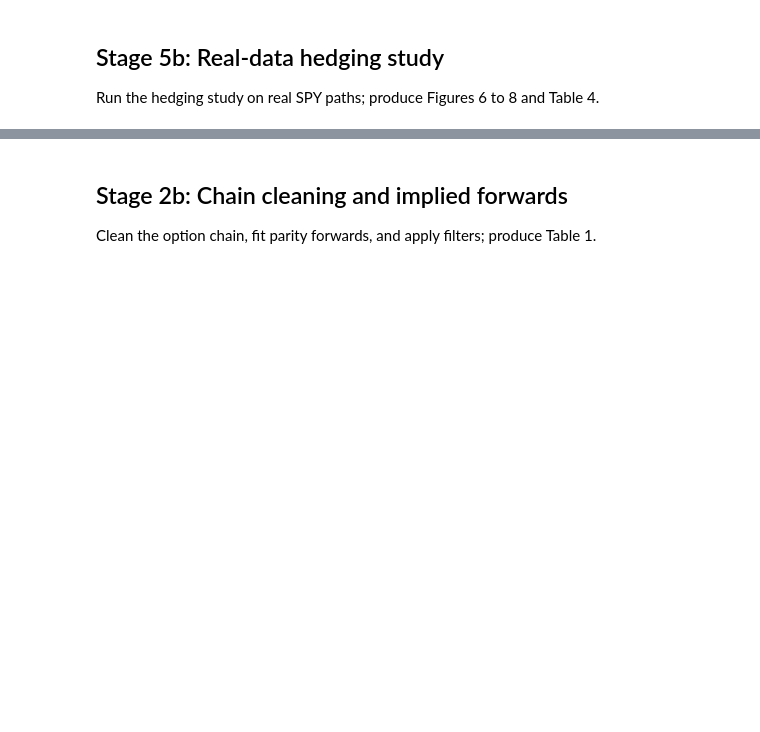
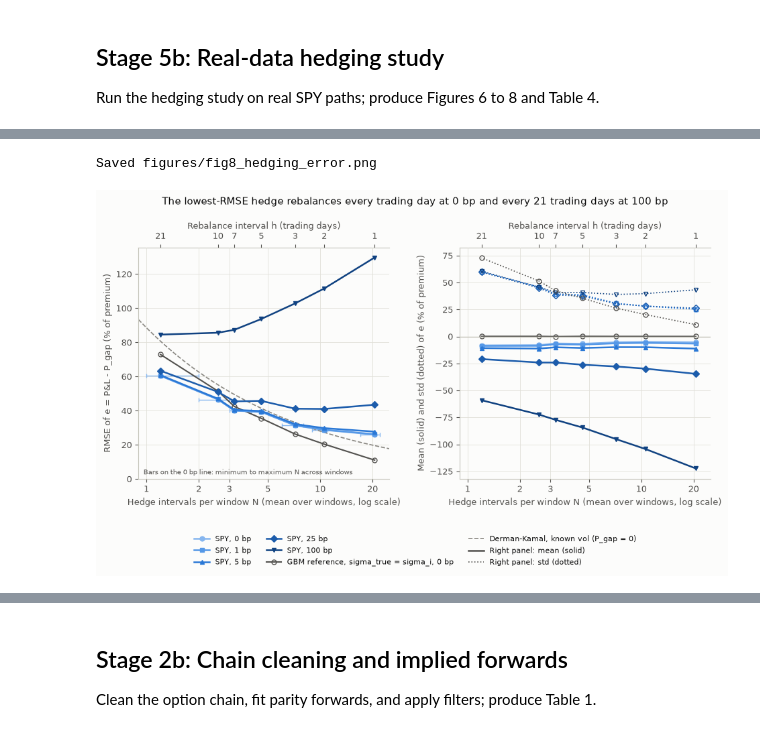
Before and after one commit to yogi-agarwal/vol-surface-delta-hedging, a Jupyter notebook: notebooks/analysis.ipynb, the cells around one changed output, grey strips where cells are left out. Saved outputs shown, nothing was run; the diff lists cells and outputs as text; code cells hidden in the pictures; blank space fills up the shorter version.

```diff
--- a/notebooks/analysis.ipynb
+++ b/notebooks/analysis.ipynb
@@ -24,0 +350,65 @@ Run the hedging study on real SPY paths; produce Figures 6 to 8 and Table 4.
+# %%
+from matplotlib.lines import Line2D
+
+mean_n = np.array([n_by_h[h].mean() for h in H_VALUES])
+min_n = np.array([n_by_h[h].min() for h in H_VALUES])
+max_n = np.array([n_by_h[h].max() for h in H_VALUES])
+n_curve = np.geomspace(0.9, 25, 200)
+
+
+def every(h):
+    """'every trading day' or 'every h trading days'."""
+    return "every trading day" if h == 1 else f"every {h} trading days"
+
+
+fig, (ax_rmse, ax_ms) = plt.subplots(1, 2, figsize=(11, 5.4))
+for c, colour, marker in zip(C_BP, COST_COLOURS, COST_MARKERS):
+    stats = table_4a.xs(c, level="c (bp)")
+    ax_rmse.errorbar(
+        mean_n, stats["RMSE e (%)"], xerr=[mean_n - min_n, max_n - mean_n] if c == 0 else None,
+        color=colour, marker=marker, lw=1.8, capsize=2, elinewidth=1,
+    )
+    ax_ms.plot(mean_n, stats["mean e (%)"], color=colour, marker=marker, lw=1.8)
+    ax_ms.plot(mean_n, stats["std e (%)"], color=colour, marker=marker, lw=1.2, ls=":", mfc="none")
+ax_rmse.plot(mean_n, reference["rmse"], color=INK_2, marker="o", mfc="none", lw=1.5)
+ax_rmse.plot(n_curve, 100 * dk_scale * np.sqrt(np.pi / 4) / np.sqrt(n_curve), color=MUTED, ls="--", lw=1.2)
+ax_rmse.text(0.02, 0.02, "Bars on the 0 bp line: minimum to maximum N across windows",
+             transform=ax_rmse.transAxes, fontsize=7.5, color=INK_2)
+ax_ms.plot(mean_n, reference["mean"], color=INK_2, marker="o", mfc="none", lw=1.5)
+ax_ms.plot(mean_n, reference["std"], color=INK_2, marker="o", mfc="none", lw=1.2, ls=":")
+ax_ms.axhline(0, color=AXIS, lw=1)
+for ax in (ax_rmse, ax_ms):
+    ax.set_xscale("log")
+    ax.set_xlim(0.9, 25)
+    ax.xaxis.set_major_locator(FixedLocator([1, 2, 3, 5, 10, 20]))
+    ax.xaxis.set_major_formatter(ScalarFormatter())
+    ax.xaxis.set_minor_locator(NullLocator())
+    ax.set_xlabel("Hedge intervals per window N (mean over windows, log scale)")
+    top = ax.secondary_xaxis("top")
+    top.set_xticks(mean_n, labels=[str(h) for h in H_VALUES])
+    top.xaxis.set_minor_locator(NullLocator())
+    top.set_xlabel("Rebalance interval h (trading days)")
+ax_rmse.set_ylabel("RMSE of e = P&L - P_gap (% of premium)")
+ax_ms.set_ylabel("Mean (solid) and std (dotted) of e (% of premium)")
+ax_rmse.set_ylim(bottom=0)
+
+handles = [
+    Line2D([], [], color=colour, marker=marker, lw=1.8, label=f"SPY, {c} bp")
+    for c, colour, marker in zip(C_BP, COST_COLOURS, COST_MARKERS)
+] + [
+    Line2D([], [], color=INK_2, marker="o", mfc="none", lw=1.5, label="GBM reference, sigma_true = sigma_i, 0 bp"),
+    Line2D([], [], color=MUTED, ls="--", lw=1.2, label="Derman-Kamal, known vol (P_gap = 0)"),
+    Line2D([], [], color=INK_2, lw=1.8, label="Right panel: mean (solid)"),
+    Line2D([], [], color=INK_2, lw=1.2, ls=":", label="Right panel: std (dotted)"),
+]
+fig.legend(handles=handles, loc="lower center", ncol=3, bbox_to_anchor=(0.5, -0.02), fontsize=8)
+fig.subplots_adjust(bottom=0.24, wspace=0.28)
+fig.suptitle(
+    f"The lowest-RMSE hedge rebalances {every(best_h[0])} at 0 bp and {every(best_h[100])} at 100 bp",
+    y=1.02,
+)
+save(fig, "fig8_hedging_error.png")
+plt.show()
+# %% [output]
+Saved figures/fig8_hedging_error.png
+[figure, added]
```
Also changed, not shown: parts of 20 cells of this notebook, 3 other files.
